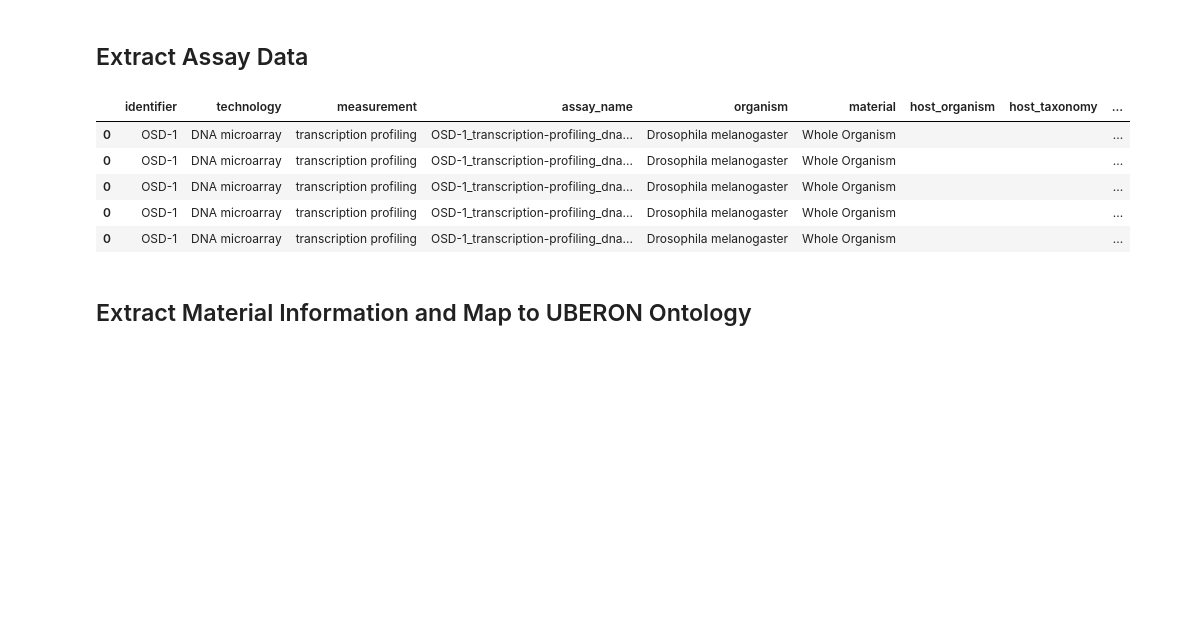
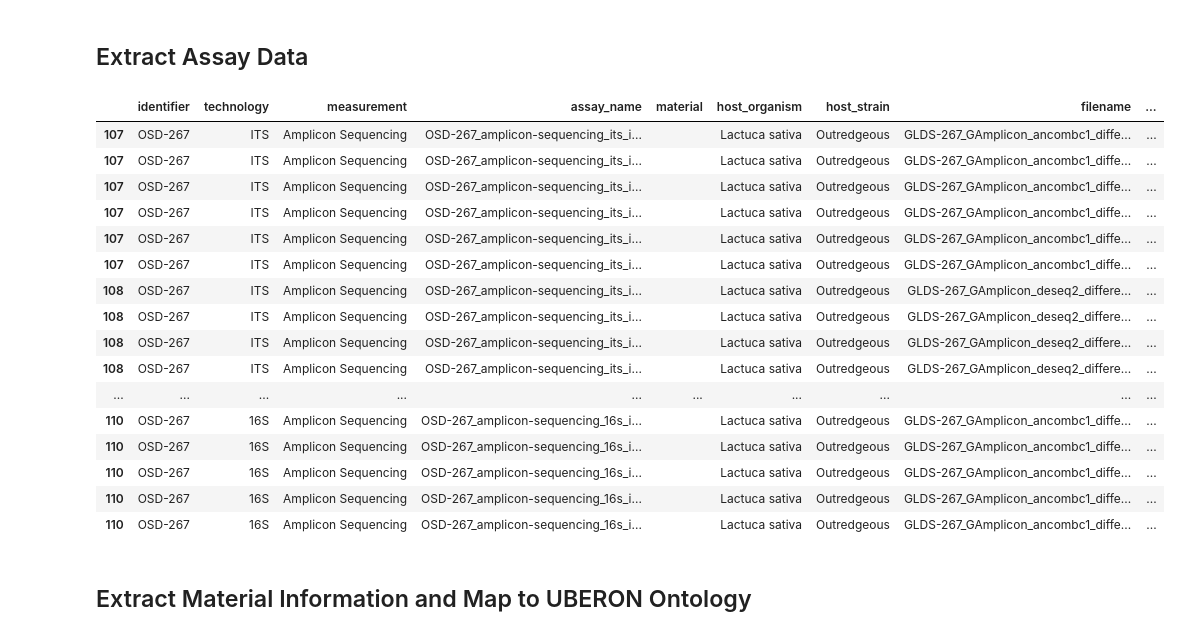
Before and after one commit to asaravia-butler/spoke_genelab, a Jupyter notebook: notebooks/4_create_assay_nodes.ipynb, the cells around one changed output. Saved outputs shown, nothing was run; the diff lists cells and outputs as text; code cells hidden in the pictures; blank space fills up the shorter version.

```diff
--- a/notebooks/4_create_assay_nodes.ipynb
+++ b/notebooks/4_create_assay_nodes.ipynb
@@ -52,14 +52,26 @@ variables = {"DESeq2": "Log2fc_",
             }
 # %%
 assays = gl.extract_assay_info(manifest, variables)
-assays.head()
+# assays.head()
+assays[assays["identifier"] == "OSD-267"]
 # %% [output]
-|  | identifier | technology | measurement | assay_name | organism | material | host_organism | host_taxonomy | ... |
-| 0 | OSD-1 | DNA microarray | transcription profiling | OSD-1_transcription-profiling_dna... | Drosophila melanogaster | Whole Organism |  |  | ... |
-| 0 | OSD-1 | DNA microarray | transcription profiling | OSD-1_transcription-profiling_dna... | Drosophila melanogaster | Whole Organism |  |  | ... |
-| 0 | OSD-1 | DNA microarray | transcription profiling | OSD-1_transcription-profiling_dna... | Drosophila melanogaster | Whole Organism |  |  | ... |
-| 0 | OSD-1 | DNA microarray | transcription profiling | OSD-1_transcription-profiling_dna... | Drosophila melanogaster | Whole Organism |  |  | ... |
-| 0 | OSD-1 | DNA microarray | transcription profiling | OSD-1_transcription-profiling_dna... | Drosophila melanogaster | Whole Organism |  |  | ... |
+|  | identifier | technology | measurement | assay_name | material | host_organism | host_strain | filename | ... |
+| 107 | OSD-267 | ITS | Amplicon Sequencing | OSD-267_amplicon-sequencing_its_i... |  | Lactuca sativa | Outredgeous | GLDS-267_GAmplicon_ancombc1_diffe... | ... |
+| 107 | OSD-267 | ITS | Amplicon Sequencing | OSD-267_amplicon-sequencing_its_i... |  | Lactuca sativa | Outredgeous | GLDS-267_GAmplicon_ancombc1_diffe... | ... |
+| 107 | OSD-267 | ITS | Amplicon Sequencing | OSD-267_amplicon-sequencing_its_i... |  | Lactuca sativa | Outredgeous | GLDS-267_GAmplicon_ancombc1_diffe... | ... |
+| 107 | OSD-267 | ITS | Amplicon Sequencing | OSD-267_amplicon-sequencing_its_i... |  | Lactuca sativa | Outredgeous | GLDS-267_GAmplicon_ancombc1_diffe... | ... |
+| 107 | OSD-267 | ITS | Amplicon Sequencing | OSD-267_amplicon-sequencing_its_i... |  | Lactuca sativa | Outredgeous | GLDS-267_GAmplicon_ancombc1_diffe... | ... |
+| 107 | OSD-267 | ITS | Amplicon Sequencing | OSD-267_amplicon-sequencing_its_i... |  | Lactuca sativa | Outredgeous | GLDS-267_GAmplicon_ancombc1_diffe... | ... |
+| 108 | OSD-267 | ITS | Amplicon Sequencing | OSD-267_amplicon-sequencing_its_i... |  | Lactuca sativa | Outredgeous | GLDS-267_GAmplicon_deseq2_differe... | ... |
+| 108 | OSD-267 | ITS | Amplicon Sequencing | OSD-267_amplicon-sequencing_its_i... |  | Lactuca sativa | Outredgeous | GLDS-267_GAmplicon_deseq2_differe... | ... |
+| 108 | OSD-267 | ITS | Amplicon Sequencing | OSD-267_amplicon-sequencing_its_i... |  | Lactuca sativa | Outredgeous | GLDS-267_GAmplicon_deseq2_differe... | ... |
+| 108 | OSD-267 | ITS | Amplicon Sequencing | OSD-267_amplicon-sequencing_its_i... |  | Lactuca sativa | Outredgeous | GLDS-267_GAmplicon_deseq2_differe... | ... |
+| ... | ... | ... | ... | ... | ... | ... | ... | ... | ... |
+| 110 | OSD-267 | 16S | Amplicon Sequencing | OSD-267_amplicon-sequencing_16s_i... |  | Lactuca sativa | Outredgeous | GLDS-267_GAmplicon_ancombc1_diffe... | ... |
+| 110 | OSD-267 | 16S | Amplicon Sequencing | OSD-267_amplicon-sequencing_16s_i... |  | Lactuca sativa | Outredgeous | GLDS-267_GAmplicon_ancombc1_diffe... | ... |
+| 110 | OSD-267 | 16S | Amplicon Sequencing | OSD-267_amplicon-sequencing_16s_i... |  | Lactuca sativa | Outredgeous | GLDS-267_GAmplicon_ancombc1_diffe... | ... |
+| 110 | OSD-267 | 16S | Amplicon Sequencing | OSD-267_amplicon-sequencing_16s_i... |  | Lactuca sativa | Outredgeous | GLDS-267_GAmplicon_ancombc1_diffe... | ... |
+| 110 | OSD-267 | 16S | Amplicon Sequencing | OSD-267_amplicon-sequencing_16s_i... |  | Lactuca sativa | Outredgeous | GLDS-267_GAmplicon_ancombc1_diffe... | ... |
 # %% [markdown]
 ## Extract Material Information and Map to UBERON Ontology
 # %%
```
Also changed, not shown: parts of 19 cells of this notebook, 26 other files.
